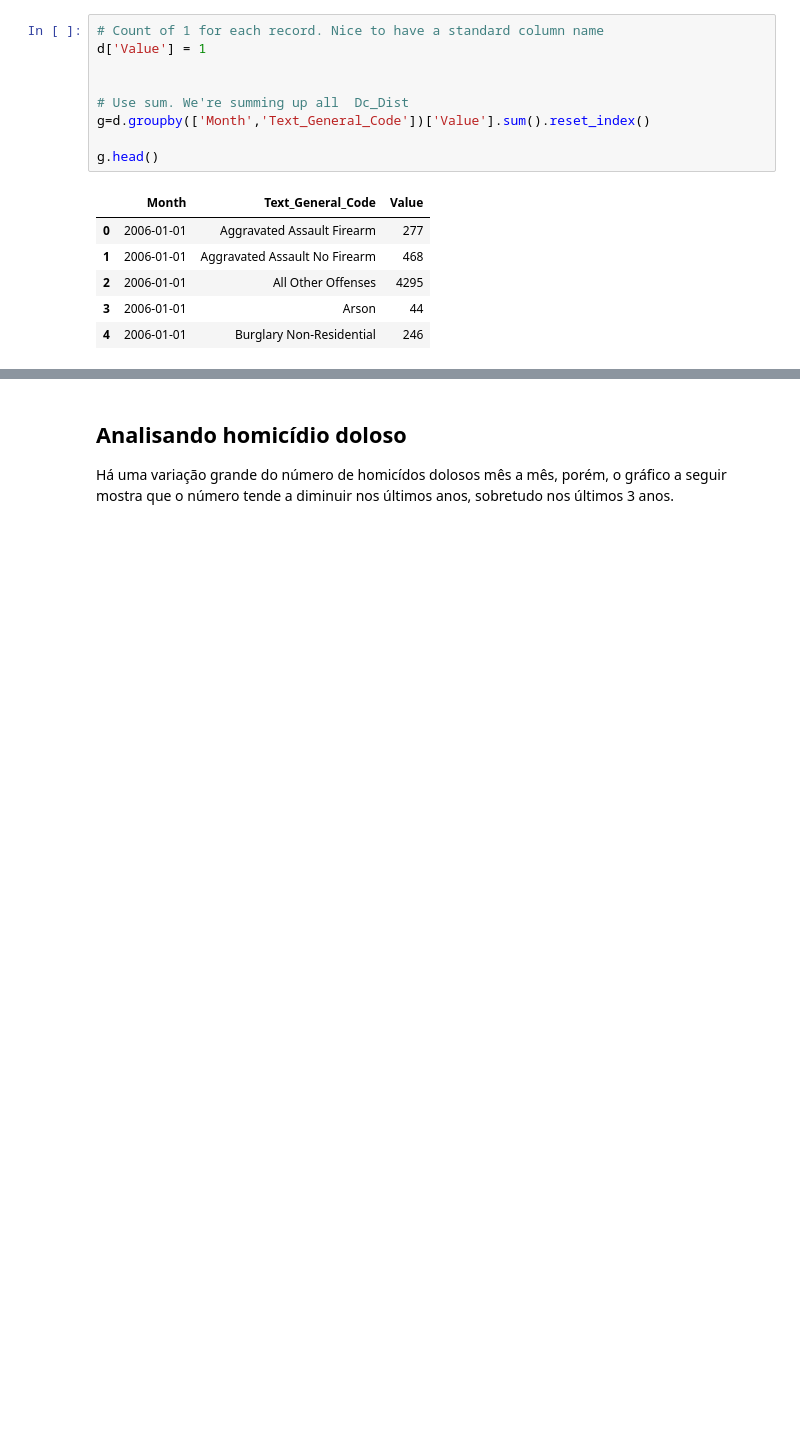
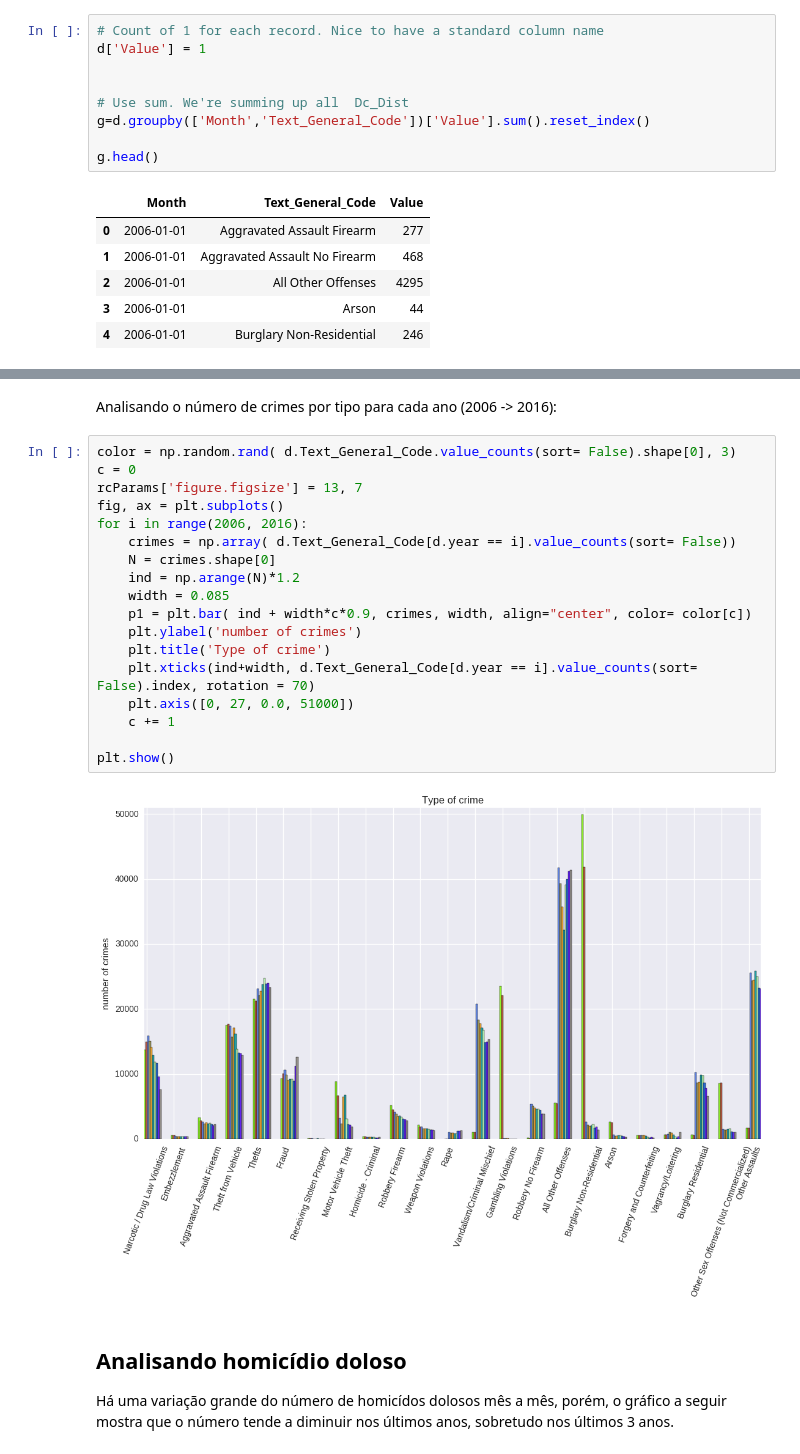
Before and after one commit to alexandremuzio/crime_data_analysis, a Jupyter notebook: crime_analysis.ipynb, the cells around one changed output, grey strips where cells are left out. Saved outputs shown, nothing was run; the diff lists cells and outputs as text; blank space fills up the shorter version.

Commit message:
Doing some types analysis

```diff
--- a/crime_analysis.ipynb
+++ b/crime_analysis.ipynb
@@ -132,3 +149,25 @@ g.head()
+# %% [markdown]
+Analisando o número de crimes por tipo para cada ano (2006 -> 2016):
+# %%
+color = np.random.rand( d.Text_General_Code.value_counts(sort= False).shape[0], 3)
+c = 0
+rcParams['figure.figsize'] = 13, 7
+fig, ax = plt.subplots()
+for i in range(2006, 2016):
+    crimes = np.array( d.Text_General_Code[d.year == i].value_counts(sort= False))
+    N = crimes.shape[0]
+    ind = np.arange(N)*1.2
+    width = 0.085
+    p1 = plt.bar( ind + width*c*0.9, crimes, width, align="center", color= color[c])
+    plt.ylabel('number of crimes')
+    plt.title('Type of crime')
+    plt.xticks(ind+width, d.Text_General_Code[d.year == i].value_counts(sort= False).index, rotation = 70)
+    plt.axis([0, 27, 0.0, 51000])
+    c += 1
+
+plt.show()
+# %% [output]
+[figure, added]
 # %% [markdown]
 ## Analisando homicídio doloso
 
```
Also changed, not shown: parts of 6 cells of this notebook.
